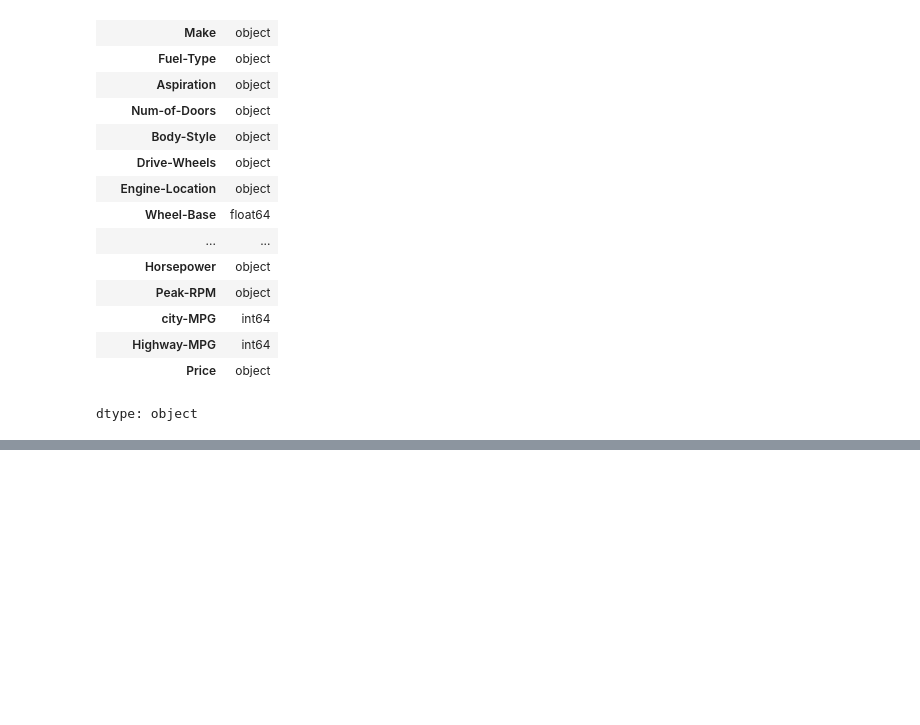
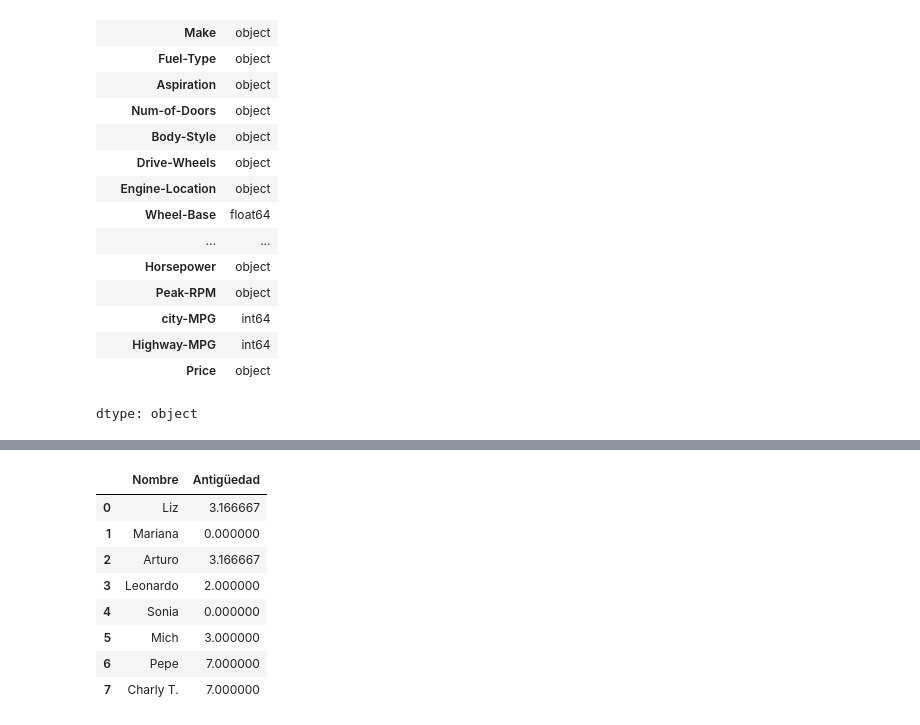
Before and after one commit to CRUBIOHE/Cursos, a Jupyter notebook: Curso_Python.ipynb, the cells around one changed output, grey strips where cells are left out. Saved outputs shown, nothing was run; the diff lists cells and outputs as text; code cells hidden in the pictures; blank space fills up the shorter version.

```diff
--- a/Curso_Python.ipynb
+++ b/Curso_Python.ipynb
@@ -107,0 +114,3 @@ dtype: object
+# %%
+Marvell=["Liz","Mariana","Arturo","Leonardo","Sonia","Mich","Pepe","Charly T."],[np.nan,0,np.nan,2,0,3,7,7]
+Marvell
@@ -107,0 +127,8 @@ dtype: object
+# %%
+Marvelldf=pd.DataFrame(Marvell)
+Marvelldf=Marvelldf.transpose()
+MHeaders=["Nombre","Antigüedad"]
+Marvelldf.columns=MHeaders
+AntAv=Marvelldf["Antigüedad"].mean()
+
+Marvelldf["Antigüedad"].replace(np.nan,AntAv,inplace=True)
@@ -107,0 +142,12 @@ dtype: object
+# %%
+Marvelldf
+# %% [output]
+|  | Nombre | Antigüedad |
+| 0 | Liz | 3.166667 |
+| 1 | Mariana | 0.000000 |
+| 2 | Arturo | 3.166667 |
+| 3 | Leonardo | 2.000000 |
+| 4 | Sonia | 0.000000 |
+| 5 | Mich | 3.000000 |
+| 6 | Pepe | 7.000000 |
+| 7 | Charly T. | 7.000000 |
```
Also changed, not shown: parts of 6 cells of this notebook.
